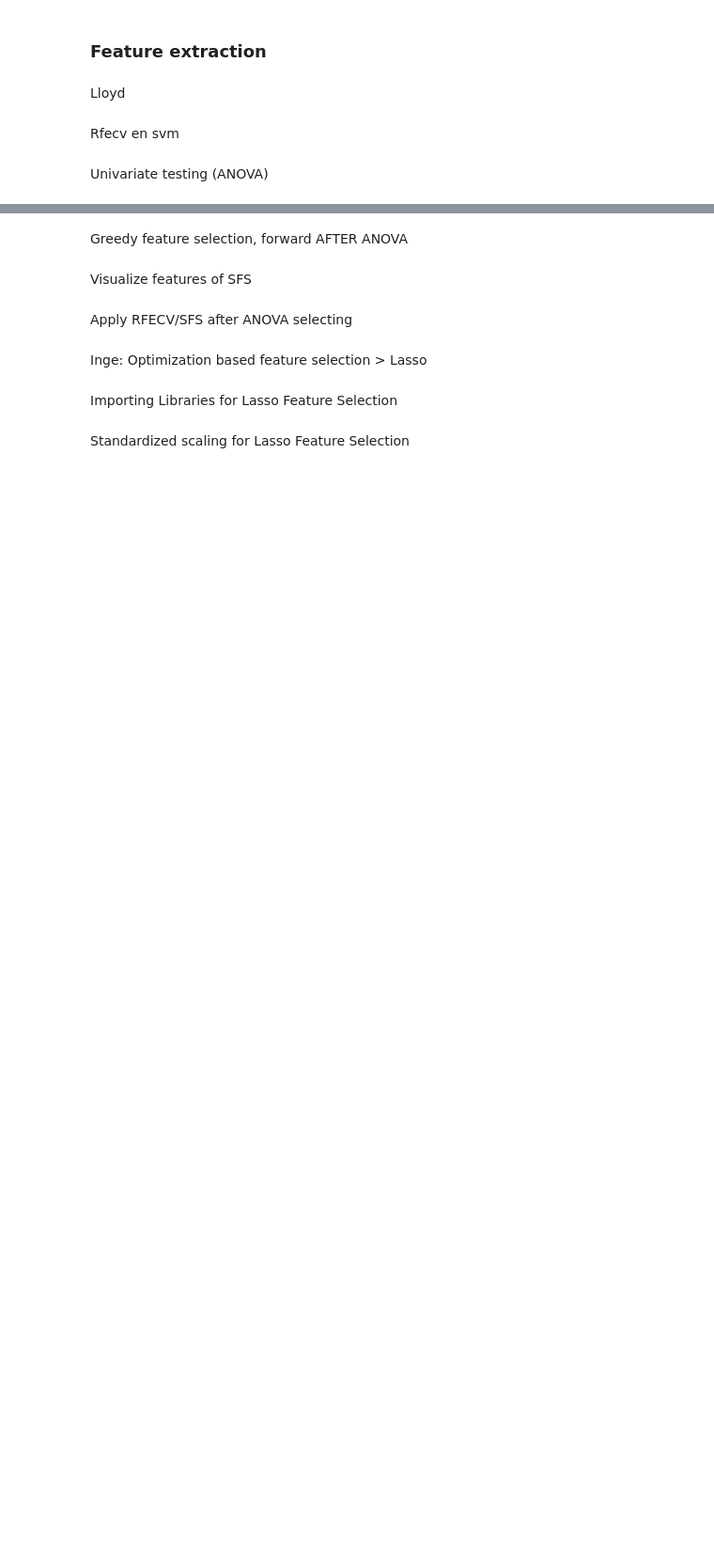
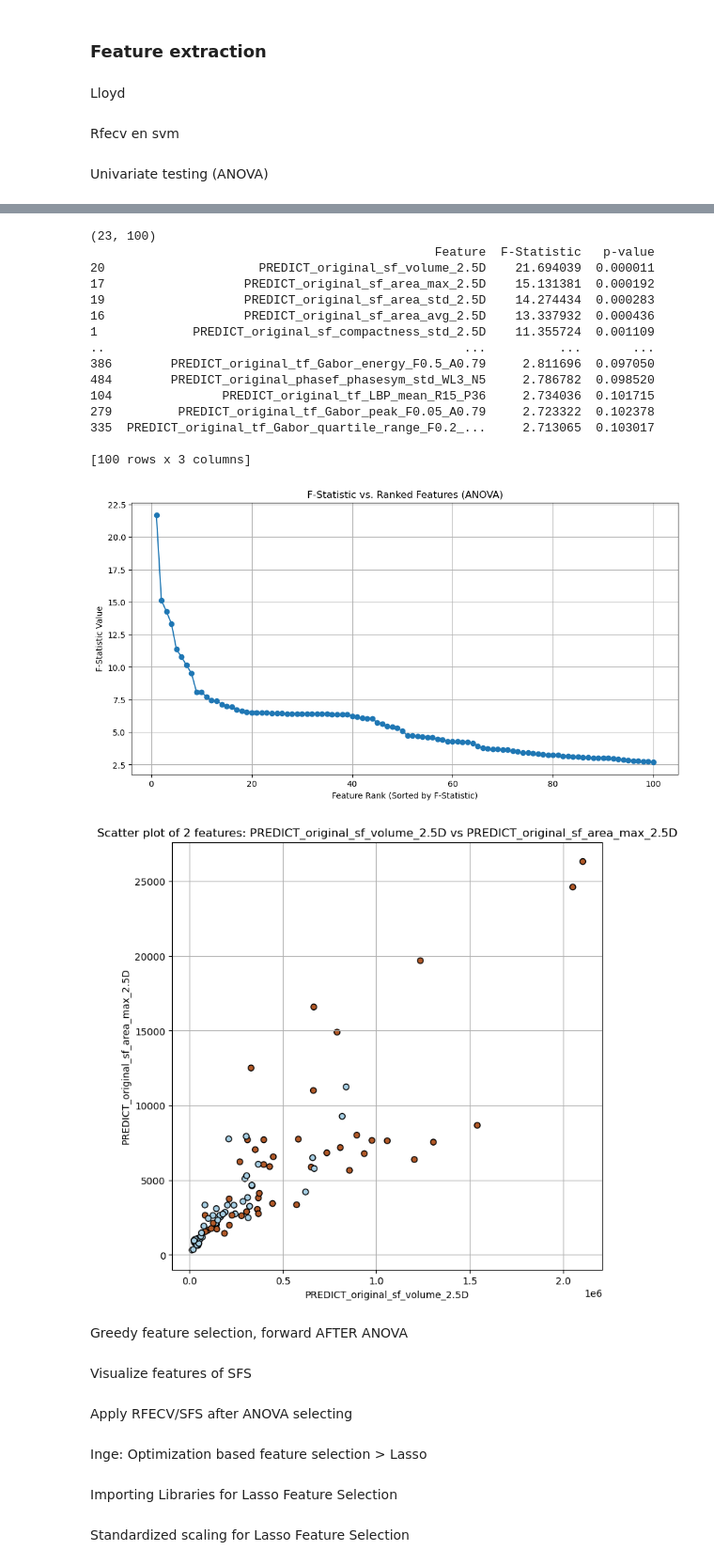
Before and after one commit to zvanraak/TM10007-machine-learning-2025-group-5, a Jupyter notebook: assignment.ipynb, the cells around one changed output, grey strips where cells are left out. Shown at 94% size. Saved outputs shown, nothing was run; the diff lists cells and outputs as text; code cells hidden in the pictures; blank space fills up the shorter version.

```diff
--- a/assignment.ipynb
+++ b/assignment.ipynb
@@ -322,9 +371,12 @@ legend_labels = le.classes_  # Toont de mapping van labels naar nummers
 
 # ANOVA F-test (lineaire relaties)
 selector_anova = SelectKBest(f_classif, k=100)
-X_filtered_anova = selector_anova.fit_transform(X_scaled_robust_train, y_train)
+X_filtered_train_anova = selector_anova.fit_transform(X_scaled_robust_train, y_train)
 anova_features = X_scaled_robust_train.columns[selector_anova.get_support()]
-# print(anova_features)
+# create test feature set
+X_filtered_test_anova = pd.DataFrame(selector_anova.transform(X_scaled_robust_test), columns=anova_features)
+print(X_filtered_test_anova.shape)
+
 f_values, p_values = selector_anova.scores_, selector_anova.pvalues_
 # Create a DataFrame to display features with their corresponding F-statistics and p-values
 anova_results = pd.DataFrame({'Feature': X_scaled_robust_train.columns,'F-Statistic': f_values, 'p-value': p_values})
@@ -355,26 +407,6 @@ common_features = list(set(anova_features).intersection(set(mi_features)))
 unique_anova = list(set(anova_features) - set(mi_features))
 unique_mi = list(set(mi_features) - set(anova_features))
 
-# Print de resultaten
-print("Selected features using ANOVA:", anova_features)
-print("Selected features using Mutual Information:", mi_features)
-print("Common features (selected by both ANOVA and MI):", common_features)
-print("Unique features to ANOVA:", unique_anova)
-print("Unique features to MI:", unique_mi)
-print(len(common_features))
-
-# fig = plt.figure(figsize=(24,8))
-# ax = fig.add_subplot(131)
-# ax.set_title("First two features of ANOVA test", fontsize='small')
-# scatter = ax.scatter(X_filtered_anova[:, 0], X_filtered_anova[:, 2], marker='o', c=y_train_numeric,
-#             s=25, edgecolor='k', cmap=plt.cm.Paired)
-
-# # Haal de juiste legenda-elementen op
-# handles, _ = scatter.legend_elements()
-# legend1 = ax.legend(handles, legend_labels, title="classes")
-# ax.add_artist(legend1)
-# plt.show()
-
 example_features = anova_results_sorted_by_F.iloc[0:2]['Feature'].values
 fig = plt.figure(figsize=(8,8))
 plt.scatter(X_train[example_features[0]], X_train[example_features[1]], c=y_train_numeric, cmap=plt.cm.Paired, edgecolor='k')
@@ -384,3 +416,4 @@ plt.title(f"Scatter plot of 2 features: {example_features[0]} vs {example_featur
 plt.grid(True)
 
 plt.show()
+# %% [output]
@@ -387,3 +422,20 @@ plt.show()
+(23, 100)
+                                               Feature  F-Statistic   p-value
+20                     PREDICT_original_sf_volume_2.5D    21.694039  0.000011
+17                   PREDICT_original_sf_area_max_2.5D    15.131381  0.000192
+19                   PREDICT_original_sf_area_std_2.5D    14.274434  0.000283
+16                   PREDICT_original_sf_area_avg_2.5D    13.337932  0.000436
+1             PREDICT_original_sf_compactness_std_2.5D    11.355724  0.001109
+..                                                 ...          ...       ...
+386        PREDICT_original_tf_Gabor_energy_F0.5_A0.79     2.811696  0.097050
+484        PREDICT_original_phasef_phasesym_std_WL3_N5     2.786782  0.098520
+104               PREDICT_original_tf_LBP_mean_R15_P36     2.734036  0.101715
+279         PREDICT_original_tf_Gabor_peak_F0.05_A0.79     2.723322  0.102378
+335  PREDICT_original_tf_Gabor_quartile_range_F0.2_...     2.713065  0.103017
+
+[100 rows x 3 columns]
+[figure, added]
+[figure, added]
 # %% [markdown]
 Greedy feature selection, forward AFTER ANOVA
 # %%
```
Also changed, not shown: parts of 5 cells of this notebook.
